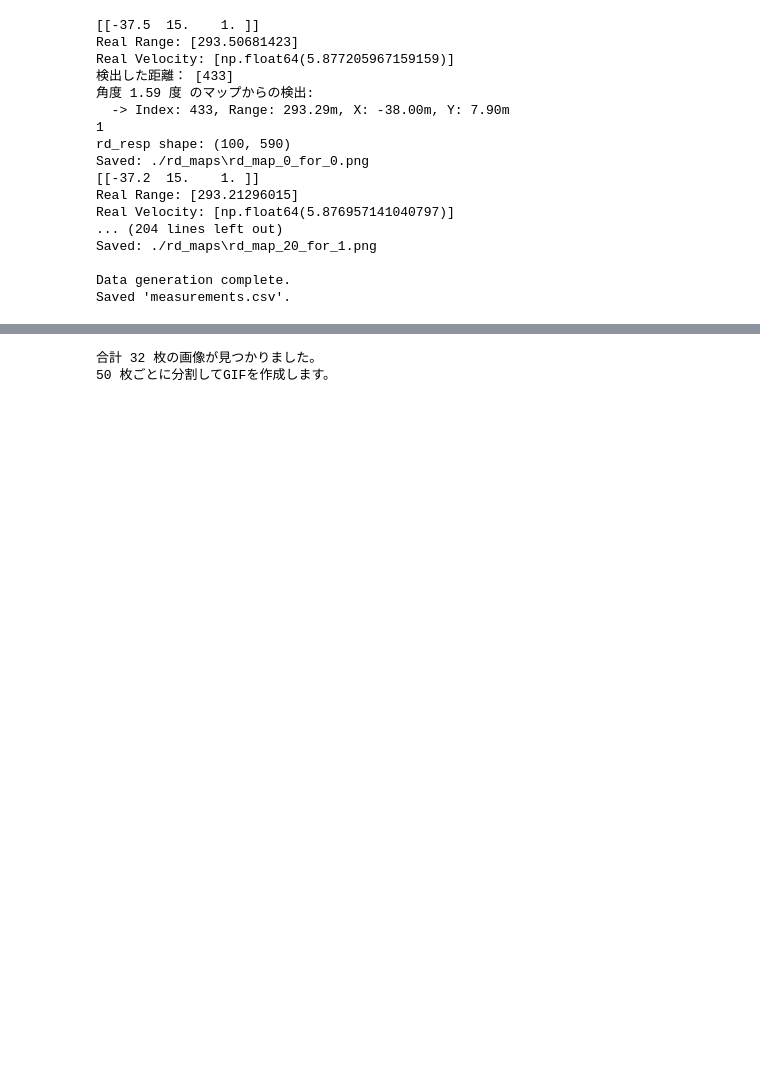
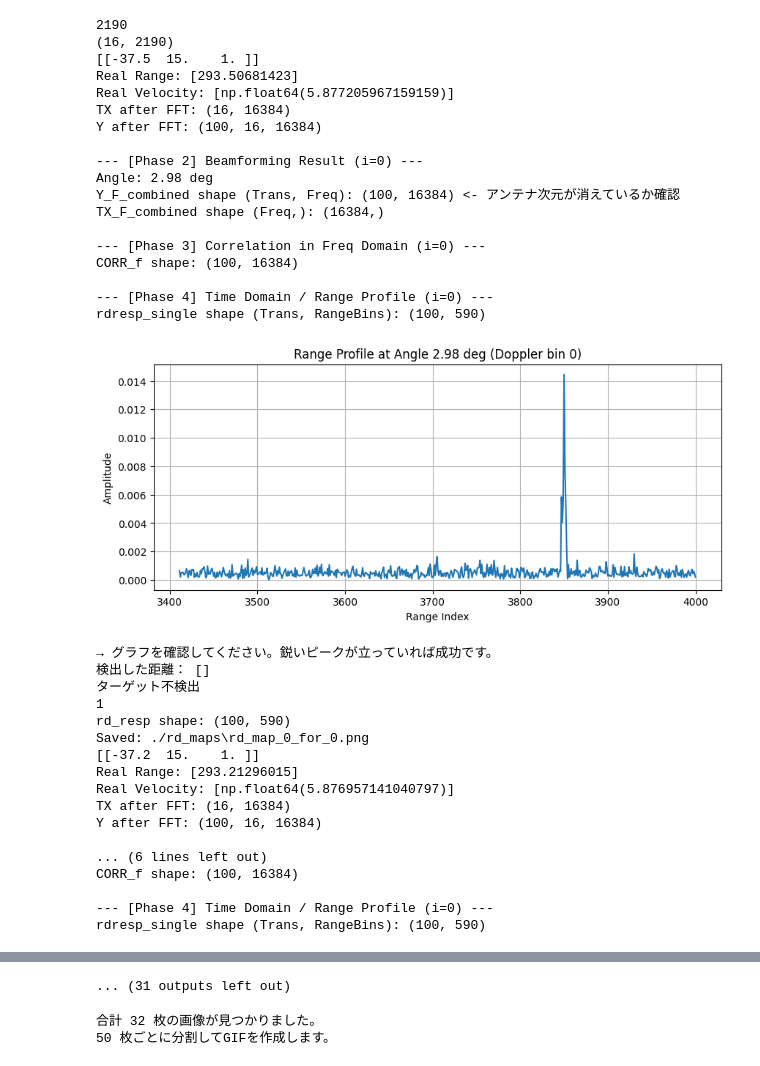
Before and after one commit to kousukeyamakubo/study, a Jupyter notebook: 修正用/main.ipynb, the cells around one changed output, grey strips where cells are left out. Saved outputs shown, nothing was run; the diff lists cells and outputs as text; code cells hidden in the pictures; blank space fills up the shorter version.

```diff
--- a/修正用/main.ipynb
+++ b/修正用/main.ipynb
@@ -602,6 +635,7 @@ rx_sample = offset + N_sample                   # 一回のチャープで受信
 
 N_chirp = 100                    # チャープの数
 mu = BW_sub/T_symbol * 0.98      # チャープの傾き
+print(N_sample)
 Q = 30                           # 使ってない？
 Phi = 0.3*np.pi                  # 使ってない？
 
@@ -615,13 +649,14 @@ refangle = np.arctan(33/265)/2   # 基準角度の設定(cyclist_env_RDA.pyよ
 env = cyclist_env(f_carrier, N_ant, BW, BW_sub, N_sample, rx_sample, Tc, mu, l_speed)
 # 送信信号の生成(行列:アンテナ数、列:サンプル数)
 tx = env.tx()
+print(tx.shape)
 
 # シミュレーション設定
 p_bs = np.array([250, -18, 50])                         #基地局の位置
 
 # 各車両の数
 num_cy = 1
-num_ve = 1
+num_ve = 0
 num_rp = 0
 # シミュレーション範囲の設定
 #start_cy_idx = 135
@@ -674,43 +709,62 @@ while cy_idx <= end_cy_idx and ve_idx <= end_ve_idx:
     else:
         # 何も検出されなかった場合も、時刻だけ記録したい場合は以下のようにNaNを入れる
         # (不要であればこのelseブロックは削除してください)
         measurement_history.append({
             "Time": frame_count,
             "Range": np.nan,
             "Angle": np.nan,
             "X": np.nan,
             "Y": np.nan
         })
 
     cy_idx += cy_interval
     ve_idx += ve_interval
     frame_count += 1
 
 # csvファイルに保存
 # --- 6. CSVへの保存 ---
 df_measurements = pd.DataFrame(measurement_history)
 
 # 保存
 csv_filename = "measurements.csv"
 df_measurements.to_csv(csv_filename, index=False)
 
 print("\nData generation complete.")
 print(f"Saved '{csv_filename}'.")
 # %% [output]
+2190
+(16, 2190)
 [[-37.5  15.    1. ]]
 Real Range: [293.50681423]
 Real Velocity: [np.float64(5.877205967159159)]
-検出した距離： [433]
-角度 1.59 度 のマップからの検出:
-  -> Index: 433, Range: 293.29m, X: -38.00m, Y: 7.90m
-1
-rd_resp shape: (100, 590)
-Saved: ./rd_maps\rd_map_0_for_0.png
-[[-37.2  15.    1. ]]
-Real Range: [293.21296015]
-Real Velocity: [np.float64(5.876957141040797)]
-... (204 lines left out)
-Saved: ./rd_maps\rd_map_20_for_1.png
+TX after FFT: (16, 16384)
+Y after FFT: (100, 16, 16384)
 
-Data generation complete.
-Saved 'measurements.csv'.
+--- [Phase 2] Beamforming Result (i=0) ---
+Angle: 2.98 deg
+Y_F_combined shape (Trans, Freq): (100, 16384) <- アンテナ次元が消えているか確認
+TX_F_combined shape (Freq,): (16384,)
+
+--- [Phase 3] Correlation in Freq Domain (i=0) ---
+CORR_f shape: (100, 16384)
+
+--- [Phase 4] Time Domain / Range Profile (i=0) ---
+rdresp_single shape (Trans, RangeBins): (100, 590)
+[figure, added]
+→ グラフを確認してください。鋭いピークが立っていれば成功です。
+検出した距離： []
+ターゲット不検出
+1
+rd_resp shape: (100, 590)
+Saved: ./rd_maps\rd_map_0_for_0.png
+[[-37.2  15.    1. ]]
+Real Range: [293.21296015]
+Real Velocity: [np.float64(5.876957141040797)]
+TX after FFT: (16, 16384)
+Y after FFT: (100, 16, 16384)
+
+... (6 lines left out)
+CORR_f shape: (100, 16384)
+
+--- [Phase 4] Time Domain / Range Profile (i=0) ---
+rdresp_single shape (Trans, RangeBins): (100, 590)
@@ -717,3 +844,4 @@ Saved 'measurements.csv'.
+... (31 outputs left out)
 # %%
 import imageio
 import glob
```
Also changed, not shown: parts of 4 cells of this notebook, 23 other files.
